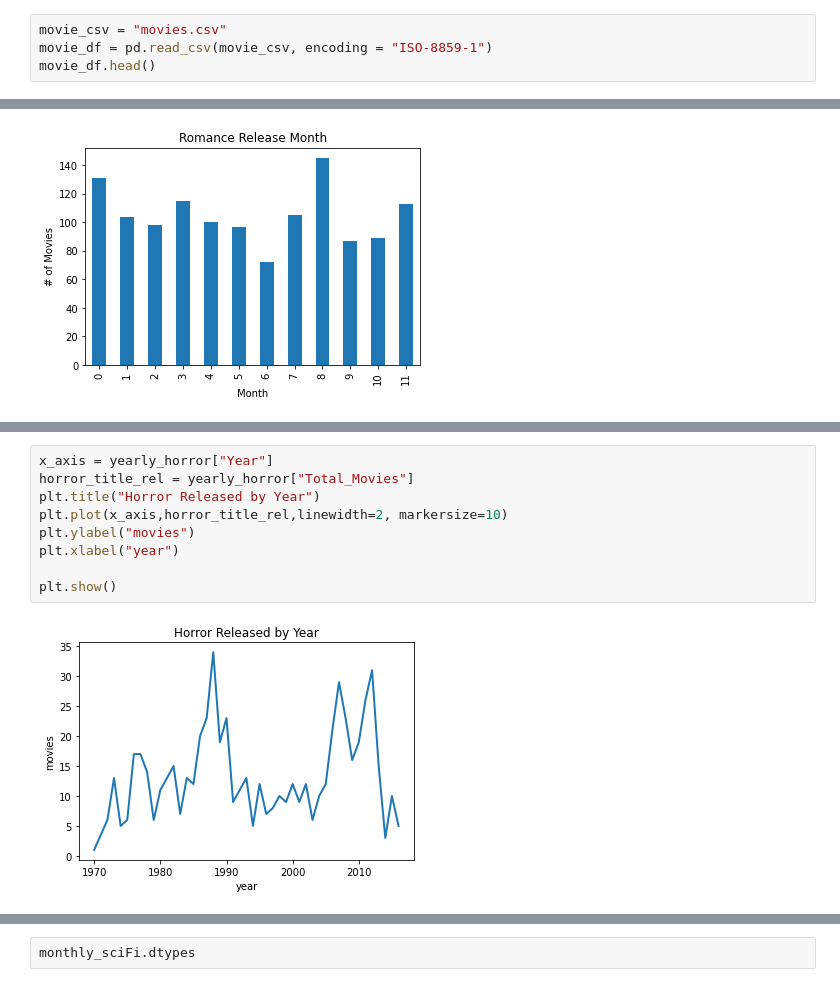
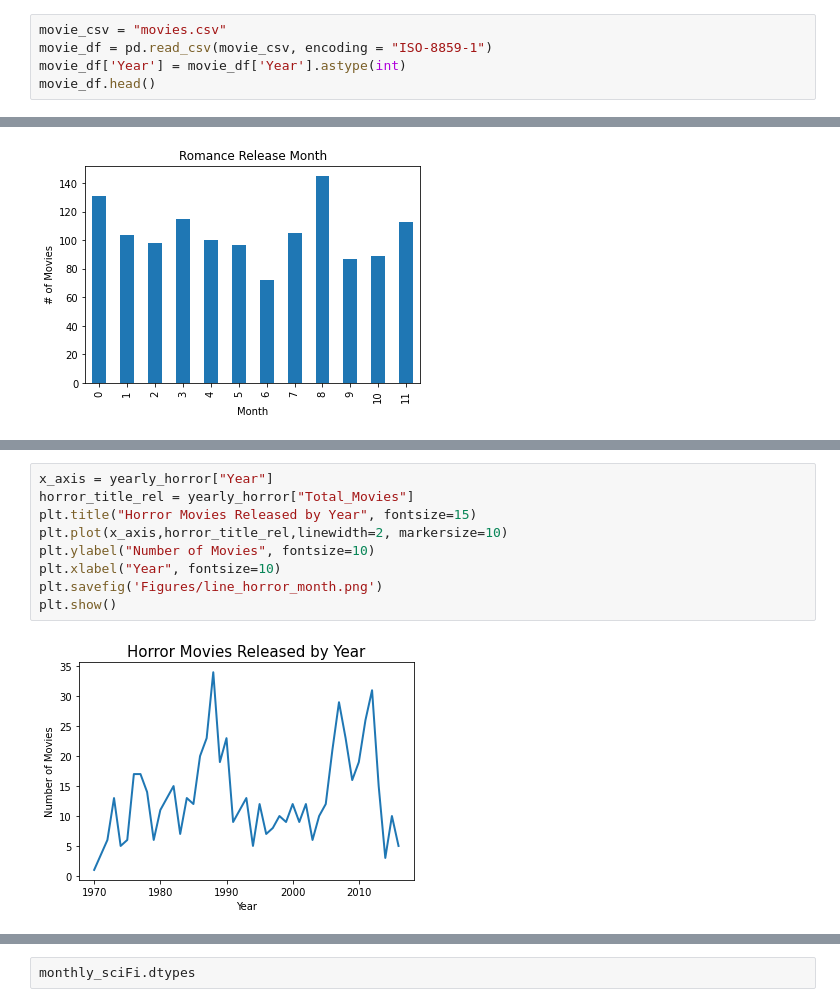
Before and after one commit to Lweston75/Project-One, a Jupyter notebook: movie_graphs.ipynb, the cells around one changed output, grey strips where cells are left out. Drawn from its saved outputs; the diff is of its cells as text.

```diff
--- a/movie_graphs.ipynb
+++ b/movie_graphs.ipynb
@@ -10,6 +10,7 @@ This is to import the csv
 # %%
 movie_csv = "movies.csv"
 movie_df = pd.read_csv(movie_csv, encoding = "ISO-8859-1")
+movie_df['Year'] = movie_df['Year'].astype(int)
 movie_df.head()
 # %% [output]
 |  | Const | Title | URL | Title Type | IMDb Rating | Runtime (mins) | Year | Genres | Num Votes | ... |
@@ -276,13 +290,13 @@ Text(0.5, 1.0, 'Movies rated over the years')
 # %%
 x_axis = yearly_horror["Year"]
 horror_title_rel = yearly_horror["Total_Movies"]
-plt.title("Horror Released by Year")
+plt.title("Horror Movies Released by Year", fontsize=15)
 plt.plot(x_axis,horror_title_rel,linewidth=2, markersize=10)
-plt.ylabel("movies")
-plt.xlabel("year")
-
+plt.ylabel("Number of Movies", fontsize=10)
+plt.xlabel("Year", fontsize=10)
+plt.savefig('Figures/line_horror_month.png')
 plt.show()
 # %% [output]
-[figure, old version]
+[figure, new version]
 # %%
 x_axis = yearly_romance["Year"]
```
Also changed, not shown: parts of 35 cells of this notebook.
